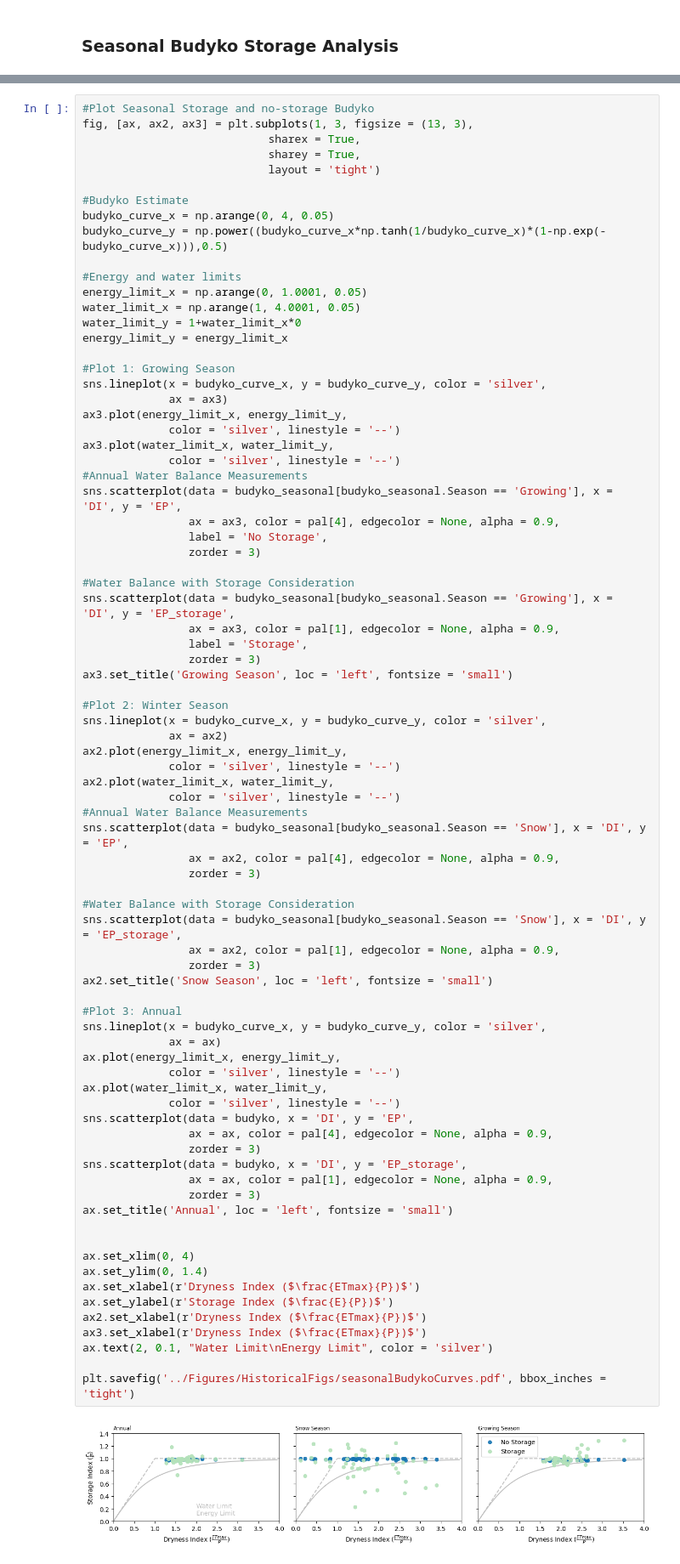
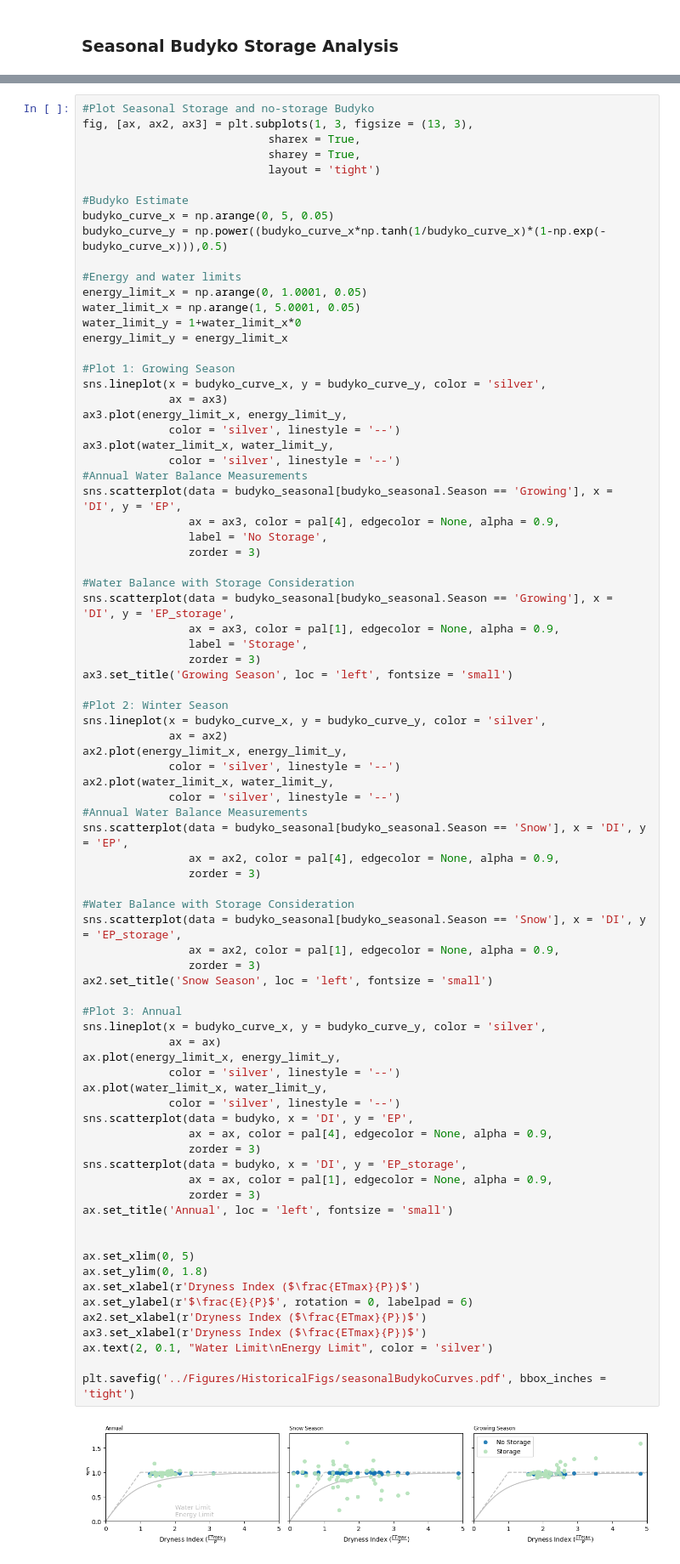
Before and after one commit to mwdjones/mef-snowhydro, a Jupyter notebook: Data and Codes/02_budykostorageanalysis.ipynb, the cells around one changed output, grey strips where cells are left out. Shown at 85% size. Drawn from its saved outputs; the diff is of its cells as text.

```diff
--- a/Data and Codes/02_budykostorageanalysis.ipynb
+++ b/Data and Codes/02_budykostorageanalysis.ipynb
@@ -577,12 +745,12 @@ fig, [ax, ax2, ax3] = plt.subplots(1, 3, figsize = (13, 3),
                             layout = 'tight')
 
 #Budyko Estimate
-budyko_curve_x = np.arange(0, 4, 0.05)
+budyko_curve_x = np.arange(0, 5, 0.05)
 budyko_curve_y = np.power((budyko_curve_x*np.tanh(1/budyko_curve_x)*(1-np.exp(-budyko_curve_x))),0.5)
 
 #Energy and water limits
 energy_limit_x = np.arange(0, 1.0001, 0.05)
-water_limit_x = np.arange(1, 4.0001, 0.05)
+water_limit_x = np.arange(1, 5.0001, 0.05)
 water_limit_y = 1+water_limit_x*0
 energy_limit_y = energy_limit_x
 
@@ -620,34 +788,34 @@ sns.scatterplot(data = budyko_seasonal[budyko_seasonal.Season == 'Snow'], x = 'D
 
 #Water Balance with Storage Consideration
 sns.scatterplot(data = budyko_seasonal[budyko_seasonal.Season == 'Snow'], x = 'DI', y = 'EP_storage',
                 ax = ax2, color = pal[1], edgecolor = None, alpha = 0.9,
                 zorder = 3)
 ax2.set_title('Snow Season', loc = 'left', fontsize = 'small')
 
 #Plot 3: Annual
 sns.lineplot(x = budyko_curve_x, y = budyko_curve_y, color = 'silver',
              ax = ax)
 ax.plot(energy_limit_x, energy_limit_y,
              color = 'silver', linestyle = '--')
 ax.plot(water_limit_x, water_limit_y,
              color = 'silver', linestyle = '--')
 sns.scatterplot(data = budyko, x = 'DI', y = 'EP',
                 ax = ax, color = pal[4], edgecolor = None, alpha = 0.9,
                 zorder = 3)
 sns.scatterplot(data = budyko, x = 'DI', y = 'EP_storage',
                 ax = ax, color = pal[1], edgecolor = None, alpha = 0.9,
                 zorder = 3)
 ax.set_title('Annual', loc = 'left', fontsize = 'small')
 
 
-ax.set_xlim(0, 4)
-ax.set_ylim(0, 1.4)
+ax.set_xlim(0, 5)
+ax.set_ylim(0, 1.8)
 ax.set_xlabel(r'Dryness Index ($\frac{ETmax}{P})$')
-ax.set_ylabel(r'Storage Index ($\frac{E}{P})$')
+ax.set_ylabel(r'$\frac{E}{P}$', rotation = 0, labelpad = 6)
 ax2.set_xlabel(r'Dryness Index ($\frac{ETmax}{P})$')
 ax3.set_xlabel(r'Dryness Index ($\frac{ETmax}{P})$')
 ax.text(2, 0.1, "Water Limit\nEnergy Limit", color = 'silver')
 
 plt.savefig('../Figures/HistoricalFigs/seasonalBudykoCurves.pdf', bbox_inches = 'tight')
 # %% [output]
-[figure, old version]
+[figure, new version]
```
Also changed, not shown: parts of 15 cells of this notebook, 12 other files.
